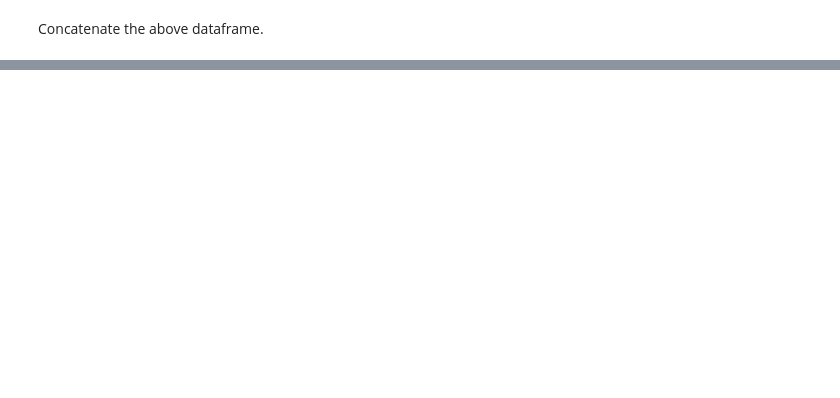
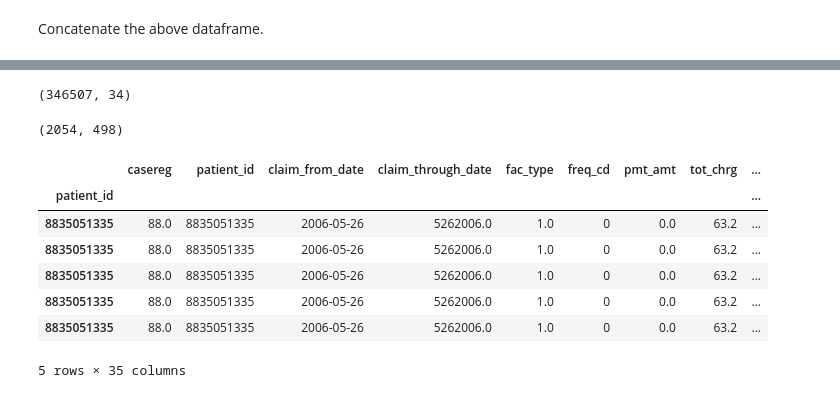
Before and after one commit to doolingdavid/IBA, a Jupyter notebook: costofcare.ipynb, the cells around one changed output, grey strips where cells are left out. Saved outputs shown, nothing was run; the diff lists cells and outputs as text; code cells hidden in the pictures; blank space fills up the shorter version.

```diff
--- a/costofcare.ipynb
+++ b/costofcare.ipynb
@@ -215,0 +442,5 @@ dg.head(15)
+# %%
+# g['claim_from_date'] = pd.to_datetime(dg['claim_from_date'], format='%m%d%Y')
+
+df_all_good_indices['yrdx_plus_modx'] = pd.to_datetime(df_all_good_indices['yrdx_plus_modx'],
+                                                      format='%Y%m')
@@ -215,0 +469,12 @@ dg.head(15)
+# %%
+dg = dg.set_index('patient_id',drop=False)
+# %%
+dh = dg.loc[df_all_good_indices.index]
+# %%
+dh.shape
+# %% [output]
+(346507, 34)
+# %%
+df_all_good_indices.shape
+# %% [output]
+(2054, 498)
@@ -215,0 +483,11 @@ dg.head(15)
+# %%
+dh.head()
+# %% [output]
+|  | casereg | patient_id | claim_from_date | claim_through_date | fac_type | freq_cd | pmt_amt | tot_chrg | ... |
+| patient_id |  |  |  |  |  |  |  |  | ... |
+| 8835051335 | 88.0 | 8835051335 | 2006-05-26 | 5262006.0 | 1.0 | 0 | 0.0 | 63.2 | ... |
+| 8835051335 | 88.0 | 8835051335 | 2006-05-26 | 5262006.0 | 1.0 | 0 | 0.0 | 63.2 | ... |
+| 8835051335 | 88.0 | 8835051335 | 2006-05-26 | 5262006.0 | 1.0 | 0 | 0.0 | 63.2 | ... |
+| 8835051335 | 88.0 | 8835051335 | 2006-05-26 | 5262006.0 | 1.0 | 0 | 0.0 | 63.2 | ... |
+| 8835051335 | 88.0 | 8835051335 | 2006-05-26 | 5262006.0 | 1.0 | 0 | 0.0 | 63.2 | ... |
+5 rows × 35 columns
```
Also changed, not shown: parts of 57 cells of this notebook, 1 other file.
